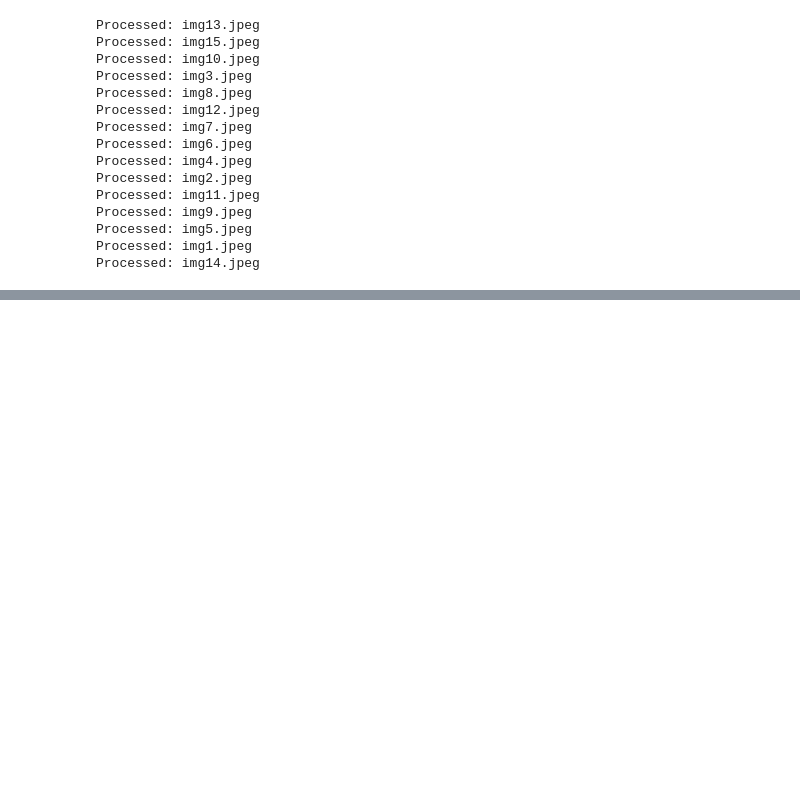
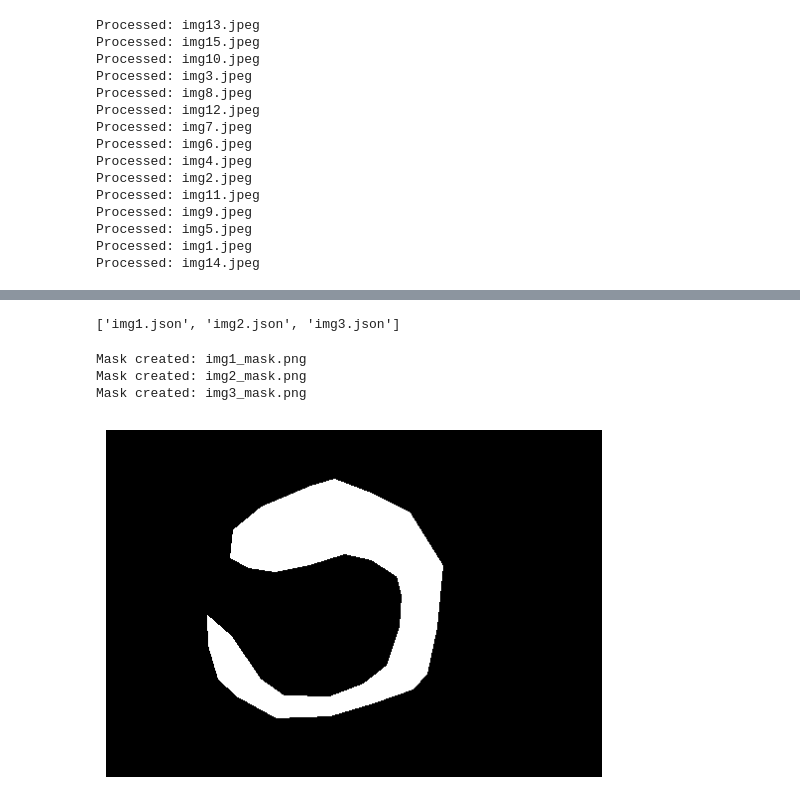
Before and after one commit to CodeWithSudhanshu/Industrial-Plume-Detection, a Jupyter notebook: PCI_Plume_Project.ipynb, the cells around one changed output, grey strips where cells are left out. Drawn from its saved outputs; the diff is of its cells as text; code cells hidden in the pictures; blank space fills up the shorter version.

```diff
--- a/PCI_Plume_Project.ipynb
+++ b/PCI_Plume_Project.ipynb
@@ -269,0 +295,57 @@ Processed: img14.jpeg
+# %%
+import os
+train_json_path = "/content/drive/MyDrive/PCI-PROJECT/datasets/training/masks"
+print(os.listdir(train_json_path))
+# %% [output]
+['img1.json', 'img2.json', 'img3.json']
+# %%
+import os
+import json
+import cv2
+import numpy as np
+
+train_json_path = "/content/drive/MyDrive/PCI-PROJECT/datasets/training/masks"
+
+json_files = [f for f in os.listdir(train_json_path) if f.endswith(".json")]
+
+for file in json_files:
+
+    json_path = os.path.join(train_json_path, file)
+
+    with open(json_path, 'r') as f:
+        data = json.load(f)                            # here we are converting polygon annotations into binary masks
+
+    image_height = data['imageHeight']                 # for every .json file polygon coordinates ko we have converted into black-white mask image OpenCV polygon filling.
+    image_width = data['imageWidth']
+
+    mask = np.zeros((image_height, image_width), dtype=np.uint8)
+
+    for shape in data['shapes']:
+
+        points = np.array(shape['points'], dtype=np.int32)
+
+        cv2.fillPoly(mask, [points], 255)
+
+    output_name = file.replace(".json", "_mask.png")
+
+    output_path = os.path.join(train_json_path, output_name)
+
+    cv2.imwrite(output_path, mask)
+
+    print(f"Mask created: {output_name}")
+# %% [output]
+Mask created: img1_mask.png
+Mask created: img2_mask.png
+Mask created: img3_mask.png
+# %%
+import matplotlib.pyplot as plt
+
+mask_path = "/content/drive/MyDrive/PCI-PROJECT/datasets/training/masks/img1_mask.png"
+
+mask = cv2.imread(mask_path, cv2.IMREAD_GRAYSCALE)
+
+plt.imshow(mask, cmap='gray')
+plt.axis("off")
+plt.show()
+# %% [output]
+[figure, added]
```
Also changed, not shown: parts of 5 cells of this notebook.
